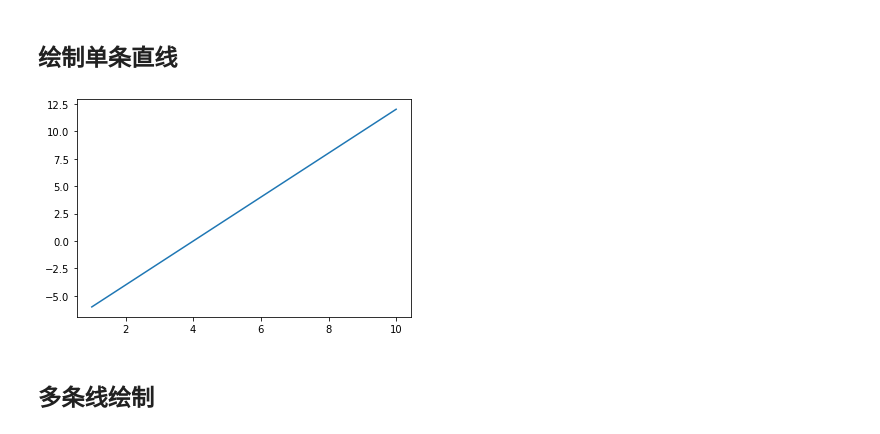
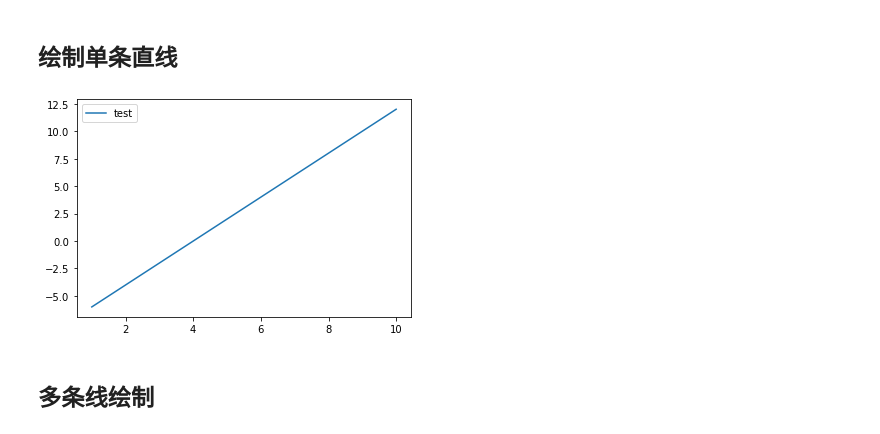
Before and after one commit to pipo-chen/python-machine-learning, a Jupyter notebook: phase/02-matplotlib-test.ipynb, the cells around one changed output. Saved outputs shown, nothing was run; the diff lists cells and outputs as text; code cells hidden in the pictures.

```diff
--- a/phase/02-matplotlib-test.ipynb
+++ b/phase/02-matplotlib-test.ipynb
@@ -9,10 +9,11 @@ import matplotlib.pyplot as plt
 # %%
 x = np.arange(1,11)
 y = 2 * x - 8
-plt.plot(x, y)
+plt.plot(x, y, label='test')
+plt.legend()
 plt.show()
 # %% [output]
-[figure, old version]
+[figure, new version]
 # %% [markdown]
 ## 多条线绘制
 # %%
```
Also changed, not shown: parts of 1 cell of this notebook, 7 other files.
